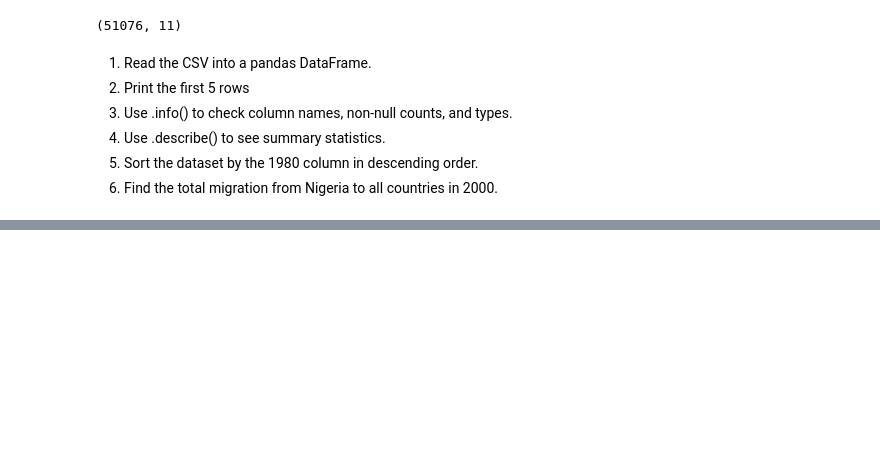
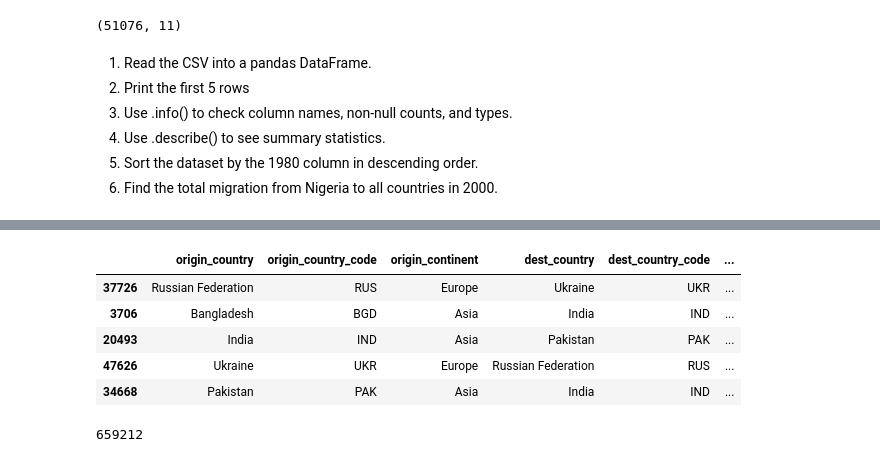
Before and after one commit to lekez2005/naijacoder-2025, a Jupyter notebook: day6.ipynb, the cells around one changed output, grey strips where cells are left out. Cells and saved outputs as stored; diff of their text form; code cells hidden in the pictures; blank space fills up the shorter version.

```diff
--- a/day6.ipynb
+++ b/day6.ipynb
@@ -254,0 +298,19 @@ df.isnull().sum()
+# %%
+df_sorted = df.sort_values(by="1980", ascending=False)
+df_sorted.head()
+# %% [output]
+|  | origin_country | origin_country_code | origin_continent | dest_country | dest_country_code | ... |
+| 37726 | Russian Federation | RUS | Europe | Ukraine | UKR | ... |
+| 3706 | Bangladesh | BGD | Asia | India | IND | ... |
+| 20493 | India | IND | Asia | Pakistan | PAK | ... |
+| 47626 | Ukraine | UKR | Europe | Russian Federation | RUS | ... |
+| 34668 | Pakistan | PAK | Asia | India | IND | ... |
+# %%
+origin_is_Nigeria = df[df['origin_country'] == 'Nigeria']
+origin_is_Nigeria_year_2000 = origin_is_Nigeria["2000"]
+print(origin_is_Nigeria_year_2000.sum())
+# print(migration_Nigeria.head())
+# migration_Nigeria_2000 = migration_Nigeria['1990'].sum()
+# print(migration_Nigeria_2000)
+# %% [output]
+659212
```
Also changed, not shown: parts of 4 cells of this notebook.
